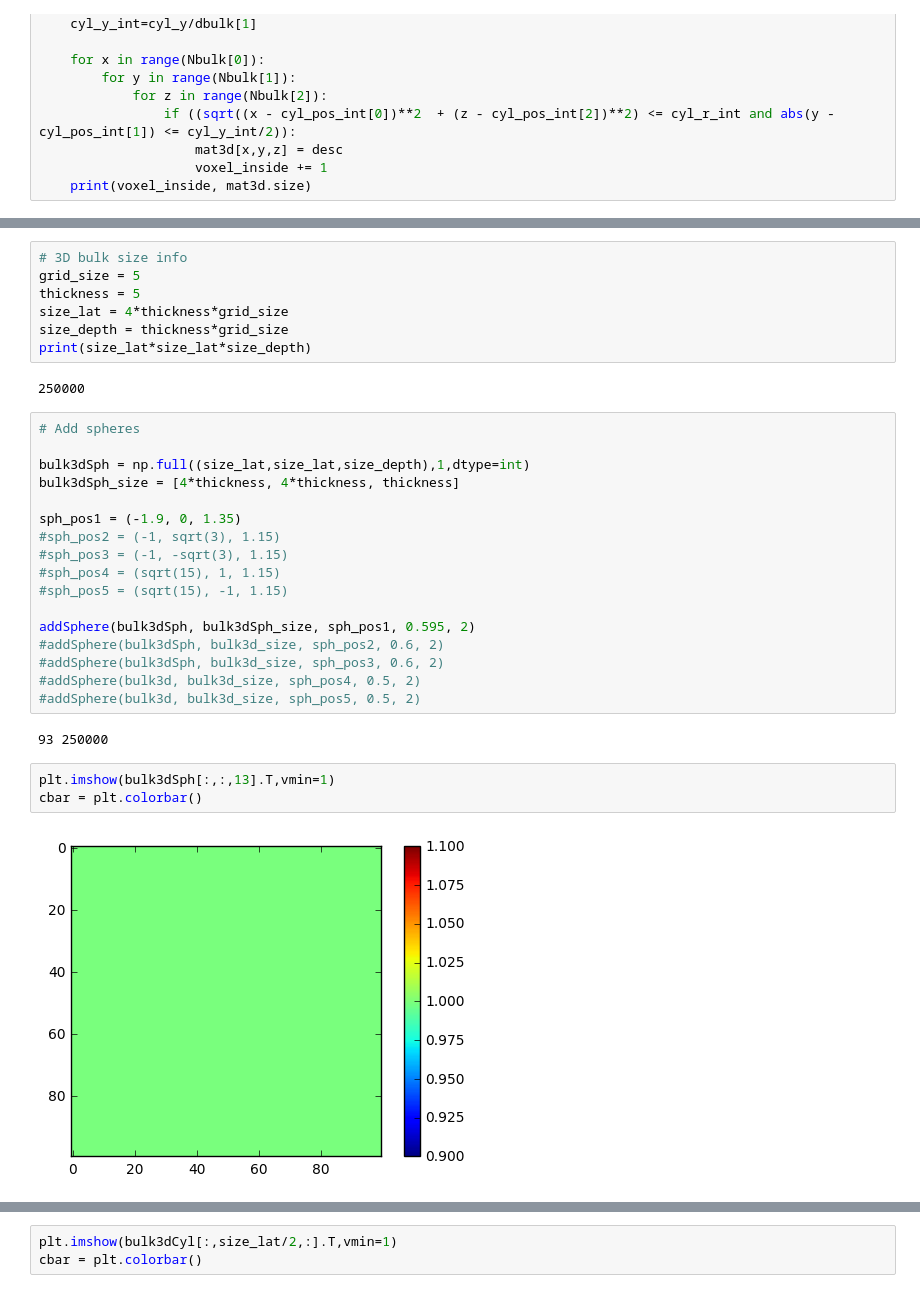
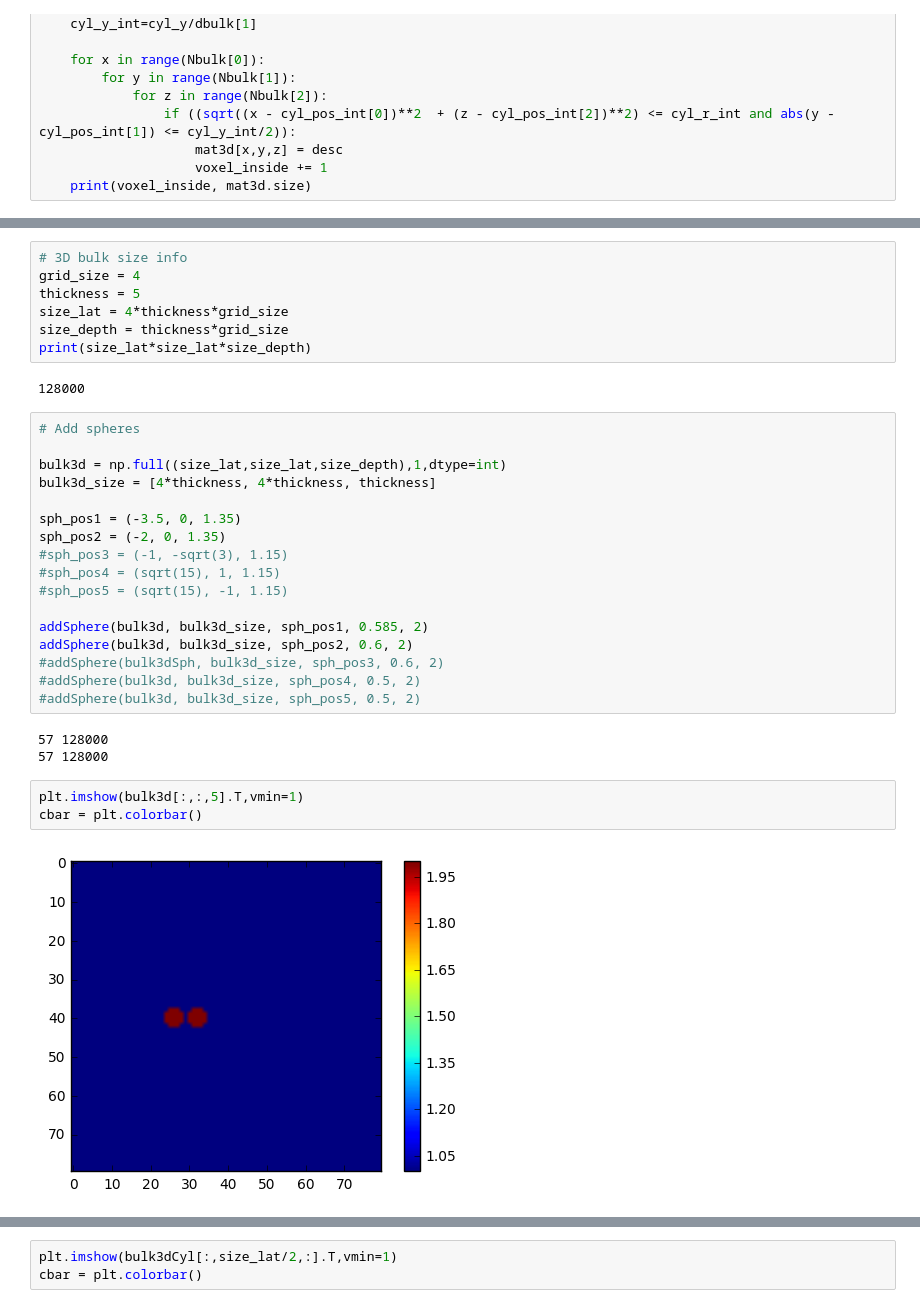
Before and after one commit to nicocarbone/CUDAMCFL, a Jupyter notebook: Bulk_descriptor_creator.ipynb, the cells around one changed output, grey strips where cells are left out. Cells and saved outputs as stored; diff of their text form.

```diff
--- a/Bulk_descriptor_creator.ipynb
+++ b/Bulk_descriptor_creator.ipynb
@@ -102,33 +111,34 @@ def addYZCyl (mat3d, bulk_size, cyl_pos, cyl_r, cyl_x, desc):
 # %%
 # 3D bulk size info
-grid_size = 5
+grid_size = 4
 thickness = 5
 size_lat = 4*thickness*grid_size
 size_depth = thickness*grid_size
 print(size_lat*size_lat*size_depth)
 # %% [output]
-250000
+128000
 # %%
 # Add spheres
 
-bulk3dSph = np.full((size_lat,size_lat,size_depth),1,dtype=int)
-bulk3dSph_size = [4*thickness, 4*thickness, thickness]
+bulk3d = np.full((size_lat,size_lat,size_depth),1,dtype=int)
+bulk3d_size = [4*thickness, 4*thickness, thickness]
 
-sph_pos1 = (-1.9, 0, 1.35)
-#sph_pos2 = (-1, sqrt(3), 1.15)
+sph_pos1 = (-3.5, 0, 1.35)
+sph_pos2 = (-2, 0, 1.35)
 #sph_pos3 = (-1, -sqrt(3), 1.15)
 #sph_pos4 = (sqrt(15), 1, 1.15)
 #sph_pos5 = (sqrt(15), -1, 1.15)
 
-addSphere(bulk3dSph, bulk3dSph_size, sph_pos1, 0.595, 2)
-#addSphere(bulk3dSph, bulk3d_size, sph_pos2, 0.6, 2)
+addSphere(bulk3d, bulk3d_size, sph_pos1, 0.585, 2)
+addSphere(bulk3d, bulk3d_size, sph_pos2, 0.6, 2)
 #addSphere(bulk3dSph, bulk3d_size, sph_pos3, 0.6, 2)
 #addSphere(bulk3d, bulk3d_size, sph_pos4, 0.5, 2)
 #addSphere(bulk3d, bulk3d_size, sph_pos5, 0.5, 2)
 # %% [output]
-93 250000
+57 128000
+57 128000
 # %%
-plt.imshow(bulk3dSph[:,:,13].T,vmin=1)
+plt.imshow(bulk3d[:,:,5].T,vmin=1)
 cbar = plt.colorbar()
 # %% [output]
-[figure, old version]
+[figure, new version]
```
Also changed, not shown: parts of 11 cells of this notebook.
